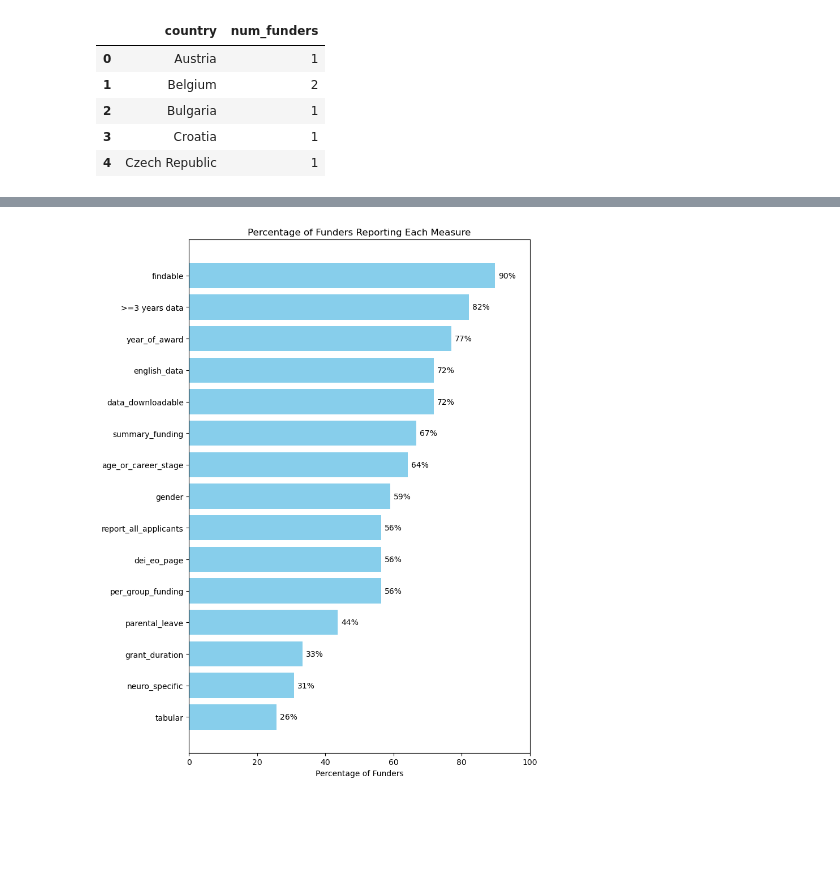
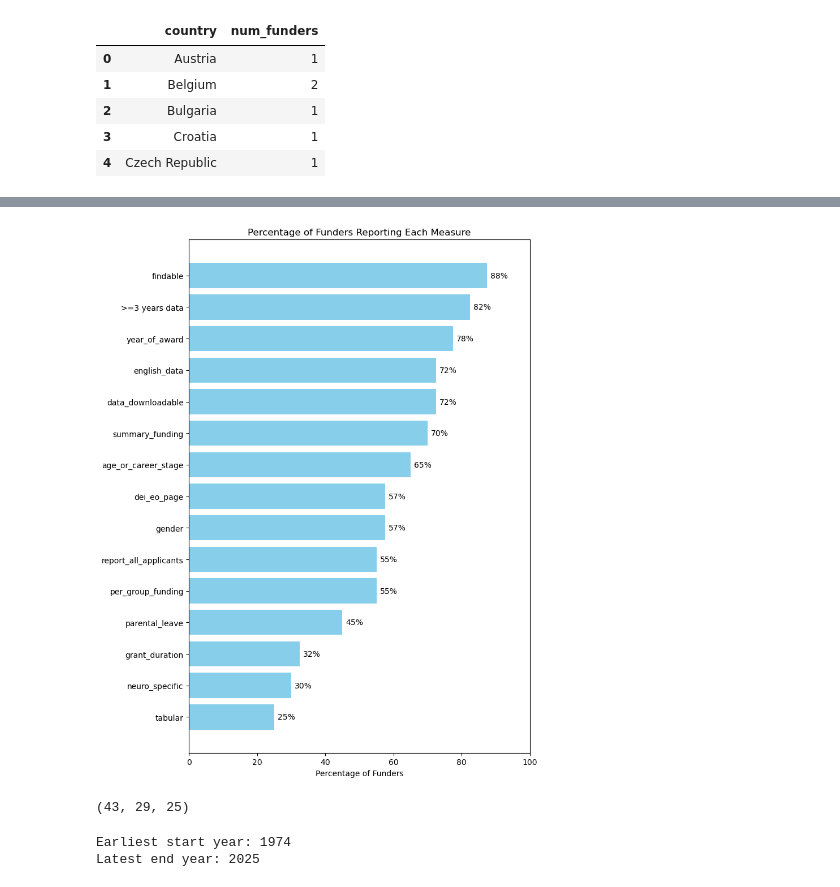
Before and after one commit to WomenInNeuroscience/funders_project, a Jupyter notebook: code/funder_analysis.ipynb, the cells around one changed output, grey strips where cells are left out. Saved outputs shown, nothing was run; the diff lists cells and outputs as text; code cells hidden in the pictures; blank space fills up the shorter version.

```diff
--- a/code/funder_analysis.ipynb
+++ b/code/funder_analysis.ipynb
@@ -255,32 +201,61 @@ cols = [
     "findable","tabular","data_downloadable",">=3 years data",
     "neuro_specific","gender", "age_or_career_stage",
     "summary_funding","per_group_funding","grant_duration","year_of_award",
     "dei_eo_page","parental_leave","english_data","report_all_applicants",
 ]
 
 # Collapse funders to their max values
-funder_max = df.groupby('funder')[cols].max().reset_index()
+funder_max = df.groupby('label')[cols].max().reset_index()
 
 # Compute percentages
 percentages = (funder_max[cols].sum() / len(funder_max) * 100).sort_values(ascending=False)
 percentages_df = percentages.reset_index()
 percentages_df.columns = ['Measure', 'Percent_of_Funders']
 
 percentages_df = percentages_df.sort_values("Percent_of_Funders", ascending=True)
 
 plt.figure(figsize=(8, 10))
 bars = plt.barh(percentages_df["Measure"], percentages_df["Percent_of_Funders"], color="skyblue")
 
 # Add percentage labels at the end of each bar
 for bar in bars:
     width = bar.get_width()
     plt.text(width + 1, bar.get_y() + bar.get_height()/2,f"{width:.0f}%", va='center')
 
 plt.xlabel("Percentage of Funders")
 plt.title("Percentage of Funders Reporting Each Measure")
 plt.xlim(0, 100)
 plt.tight_layout()
 plt.savefig(figures_p / "percentages_plot.png",dpi=300)
 plt.show()
 # %% [output]
-[figure, old version]
+[figure, new version]
+# %%
+# How much data is donwloaded?
+dd = df[df["data_downloadable"] == 1].copy()
+
+# Number of data records
+num_records = len(dd)
+
+# Number of unique funders with downloadable data
+num_funders = dd["label"].nunique()
+
+# Number of unique countries with downloadable data
+num_countries = dd["country"].nunique()
+
+num_records, num_funders, num_countries
+# %% [output]
+(43, 29, 25)
+# %%
+# What is the data range for the downloaded data?
+dd = df[df["data_downloadable"] == 1].copy()
+
+# Earliest start year and latest end year
+earliest_start = dd["start_year"].min()
+latest_end = dd["end_year"].max()
+
+print(f"Earliest start year: {earliest_start}")
+print(f"Latest end year: {latest_end}")
+# %% [output]
+Earliest start year: 1974
+Latest end year: 2025
```
Also changed, not shown: parts of 14 cells of this notebook, 14 other files.
